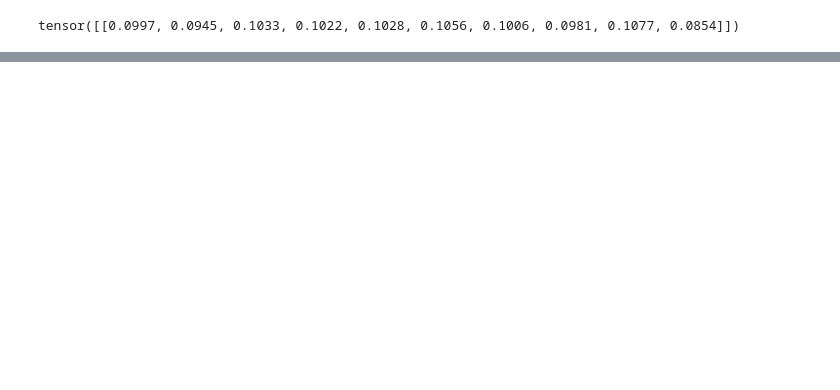
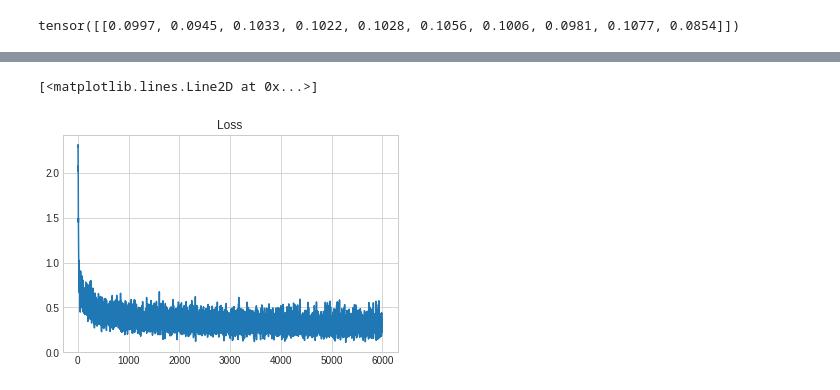
Before and after one commit to PotatoSpudowski/CNN_modelling_using_Pytorch, a Jupyter notebook: CNN_modeling_using_PyTorch.ipynb, the cells around one changed output, grey strips where cells are left out. Saved outputs shown, nothing was run; the diff lists cells and outputs as text; code cells hidden in the pictures; blank space fills up the shorter version.

```diff
--- a/CNN_modeling_using_PyTorch.ipynb
+++ b/CNN_modeling_using_PyTorch.ipynb
@@ -207,0 +214,2 @@ tensor([[0.0997, 0.0945, 0.1033, 0.1022, 0.1028, 0.1056, 0.1006, 0.0981, 0.1077,
+# %%
+images, labels = batch
@@ -207,0 +252,5 @@ tensor([[0.0997, 0.0945, 0.1033, 0.1022, 0.1028, 0.1056, 0.1006, 0.0981, 0.1077,
+# %%
+preds = cnn(images)
+# %%
+def get_num_correct(preds, labels):
+    return preds.argmax(dim=1).eq(labels).sum().item()
@@ -207,0 +392,30 @@ tensor([[0.0997, 0.0945, 0.1033, 0.1022, 0.1028, 0.1056, 0.1006, 0.0981, 0.1077,
+# %%
+cnn = Network()
+
+train_loader = torch.utils.data.DataLoader(train, batch_size=100)
+optimizer  = optim.Adam(cnn.parameters(), lr=0.01)
+
+losses = []
+corrects = []
+for epoch in range(10):
+    total_loss = 0
+    total_correct = 0
+
+    for batch in train_loader:
+        images, labels = batch
+
+        preds = cnn(images)
+        loss = F.cross_entropy(preds, labels)
+
+        optimizer.zero_grad()
+        loss.backward()
+        optimizer.step()
+
+        total_loss += loss.item()
+        losses.append(loss.item())
+        total_correct += get_num_correct(preds, labels)
+        corrects.append(get_num_correct(preds, labels))
+
+    print('epoch :', epoch)
+    print('Total loss :', total_loss)
+    print('Total correct :', total_correct)
@@ -207,0 +440,6 @@ tensor([[0.0997, 0.0945, 0.1033, 0.1022, 0.1028, 0.1056, 0.1006, 0.0981, 0.1077,
+# %%
+plt.title("Loss")
+plt.plot([x for x in range(len(losses))], losses)
+# %% [output]
+[<matplotlib.lines.Line2D at 0x...>]
+[figure, added]
```
Also changed, not shown: parts of 31 cells of this notebook.
